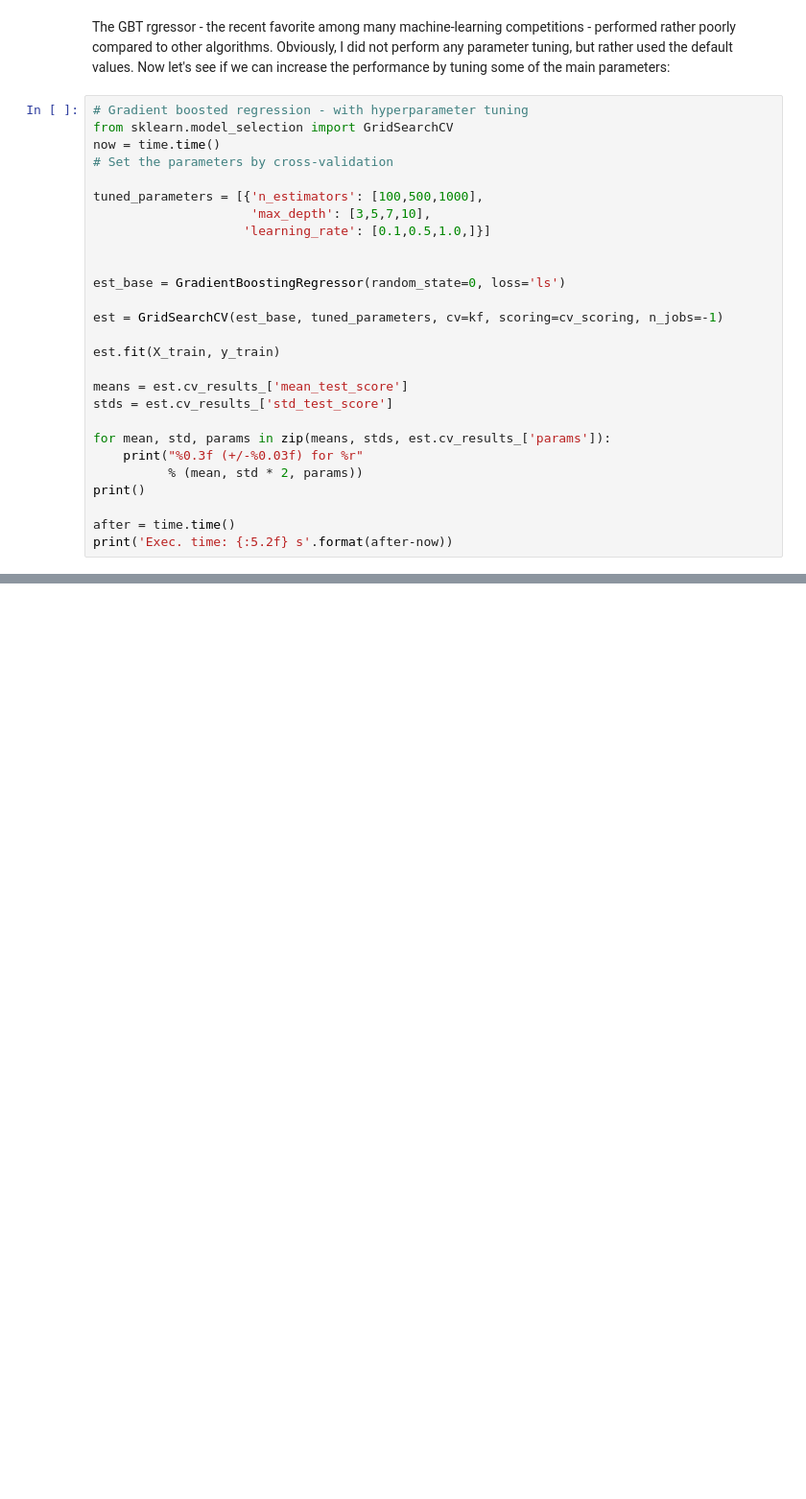
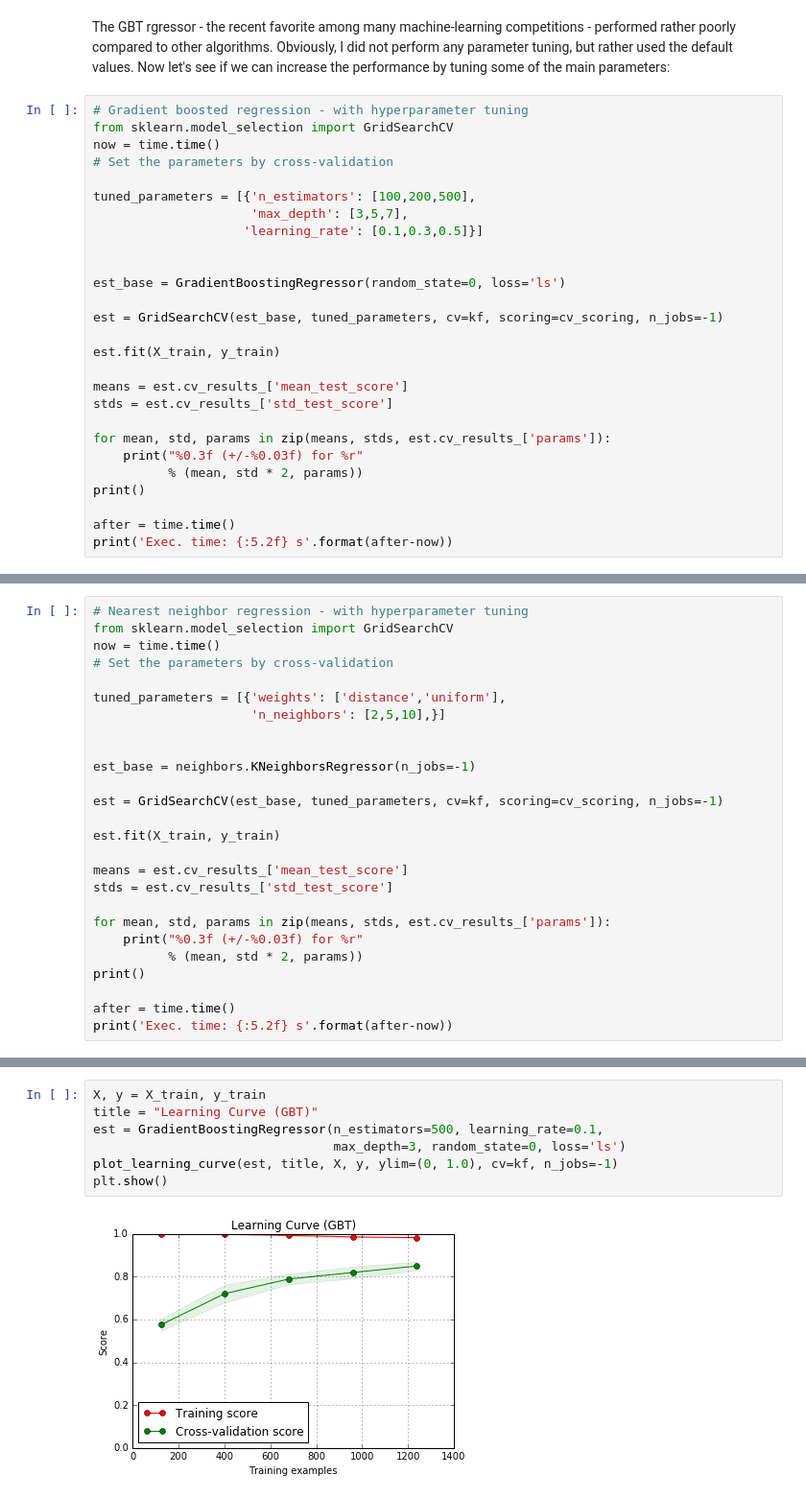
Before and after one commit to cleipski/CropPredict, a Jupyter notebook: 06_algorithm_selection.ipynb, the cells around one changed output, grey strips where cells are left out. Shown: that part at 96% size. Cells and saved outputs as stored; diff of their text form; blank space fills up the shorter version.

Commit message:
More parameter tuning

```diff
--- a/06_algorithm_selection.ipynb
+++ b/06_algorithm_selection.ipynb
@@ -258,9 +335,9 @@ from sklearn.model_selection import GridSearchCV
 now = time.time()
 # Set the parameters by cross-validation
 
-tuned_parameters = [{'n_estimators': [100,500,1000],
-                     'max_depth': [3,5,7,10],
-                    'learning_rate': [0.1,0.5,1.0,]}]
+tuned_parameters = [{'n_estimators': [100,200,500],
+                     'max_depth': [3,5,7],
+                    'learning_rate': [0.1,0.3,0.5]}]
 
 
 est_base = GradientBoostingRegressor(random_state=0, loss='ls')
@@ -491,0 +437,26 @@ plt.show()
+# %%
+# Nearest neighbor regression - with hyperparameter tuning
+from sklearn.model_selection import GridSearchCV
+now = time.time()
+# Set the parameters by cross-validation
+
+tuned_parameters = [{'weights': ['distance','uniform'],
+                     'n_neighbors': [2,5,10],}]
+
+
+est_base = neighbors.KNeighborsRegressor(n_jobs=-1)
+
+est = GridSearchCV(est_base, tuned_parameters, cv=kf, scoring=cv_scoring, n_jobs=-1)
+
+est.fit(X_train, y_train)
+
+means = est.cv_results_['mean_test_score']
+stds = est.cv_results_['std_test_score']
+
+for mean, std, params in zip(means, stds, est.cv_results_['params']):
+    print("%0.3f (+/-%0.03f) for %r"
+          % (mean, std * 2, params))
+print()
+
+after = time.time()
+print('Exec. time: {:5.2f} s'.format(after-now))
@@ -491,0 +474,9 @@ plt.show()
+# %%
+X, y = X_train, y_train
+title = "Learning Curve (GBT)"
+est = GradientBoostingRegressor(n_estimators=500, learning_rate=0.1,
+                                max_depth=3, random_state=0, loss='ls')
+plot_learning_curve(est, title, X, y, ylim=(0, 1.0), cv=kf, n_jobs=-1)
+plt.show()
+# %% [output]
+[figure, added]
```
Also changed, not shown: parts of 13 cells of this notebook.
